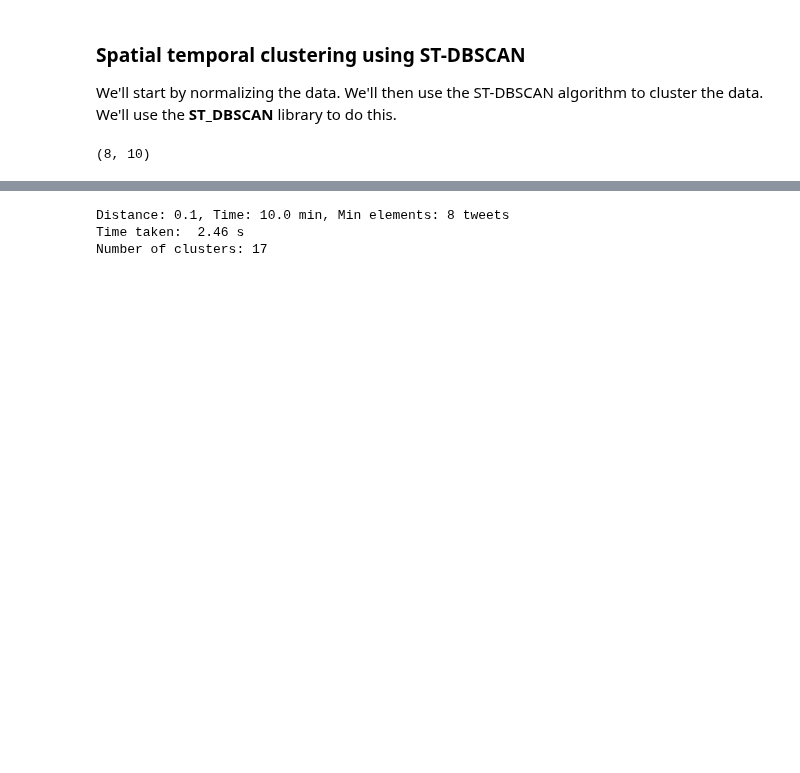
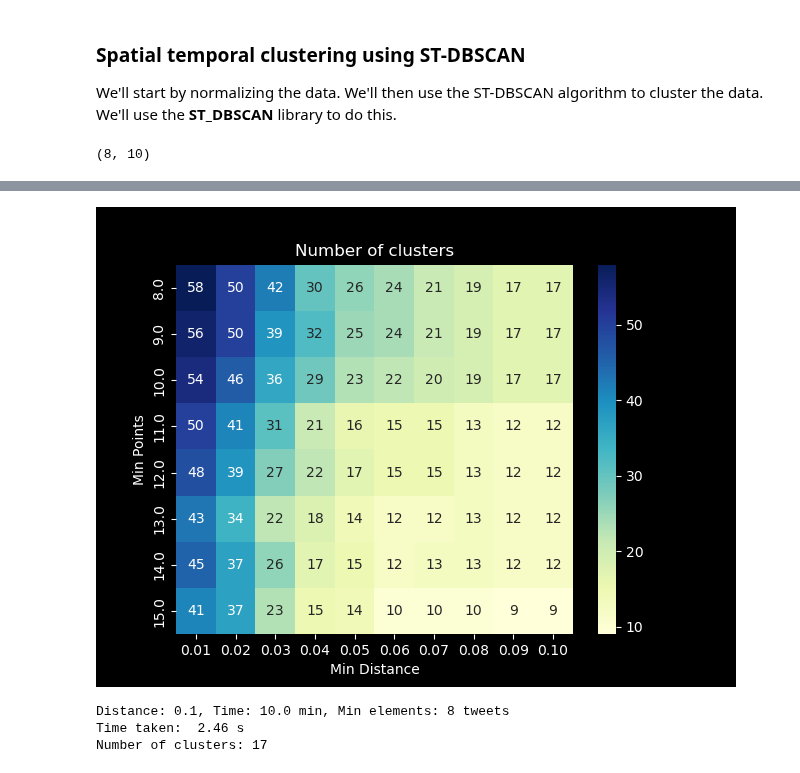
Before and after one commit to lletassey/clustering-tweets-earthquake, a Jupyter notebook: notebooks/algos/stdbscan.ipynb, the cells around one changed output, grey strips where cells are left out. Drawn from its saved outputs; the diff is of its cells as text; code cells hidden in the pictures; blank space fills up the shorter version.

Commit message:
Plot 2 var with 3 as color

```diff
--- a/notebooks/algos/stdbscan.ipynb
+++ b/notebooks/algos/stdbscan.ipynb
@@ -150,5 +150,18 @@ for i in range(len(min_dist) ):
         n_clusters = st_dbscan.labels.max() + 2
         # Store number of clusters
         max_n_clusters[j, i] = n_clusters
+
+# Add min_dist and min_points to max_n_clusters
+max_n_clusters = np.hstack((np.array(min_points).reshape(-1, 1), max_n_clusters))
+max_n_clusters = np.vstack((np.array([0] + min_dist).reshape(1, -1), max_n_clusters))
+
+# Create a dataframe from max_n_clusters
+max_n_clusters = pd.DataFrame(max_n_clusters, columns=['min_points'] + [f'min_dist={i}' for i in min_dist])
+
+# Set min_points as index
+max_n_clusters.set_index('min_points', inplace=True)
+
+# Remove first row
+max_n_clusters = max_n_clusters.iloc[1:, :]
 # %% [output]
 (8, 10)
@@ -155,3 +181,18 @@ for i in range(len(min_dist) ):
+# %%
+# Plot max_n_clusters
+import seaborn as sns
+fig, ax = plt.subplots()
+ax = sns.heatmap(max_n_clusters, annot=True, fmt=".0f", cmap="YlGnBu", ax=ax)
+ax.set_title("Number of clusters")
+ax.set_xlabel("Min Distance")
+ax.set_ylabel("Min Points")
+
+# Set xlabel values
+ax.set_xticklabels([f"{i:.2f}" for i in min_dist], rotation=0)
+
+plt.show()
+# %% [output]
+[figure, added]
 # %%
 # ST-DBSCAN Clustering
 # Parameters
```
Also changed, not shown: parts of 1 cell of this notebook.
